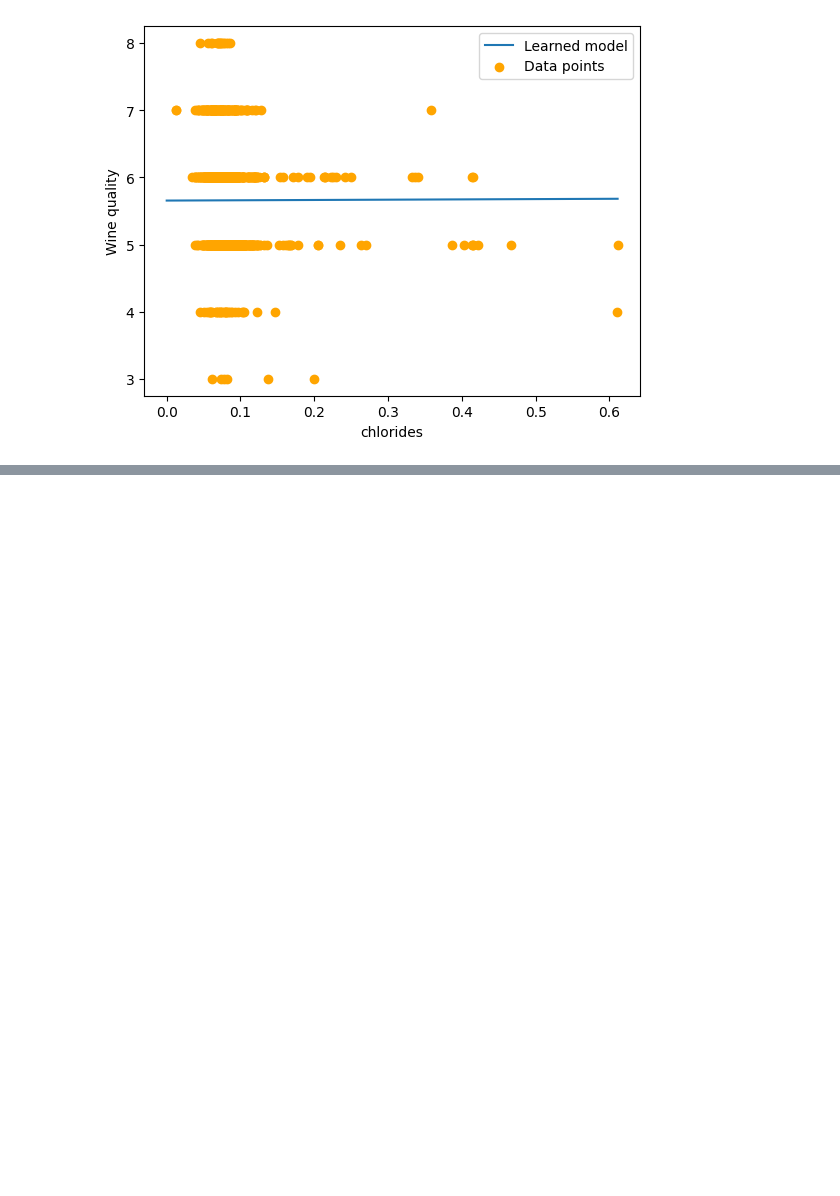
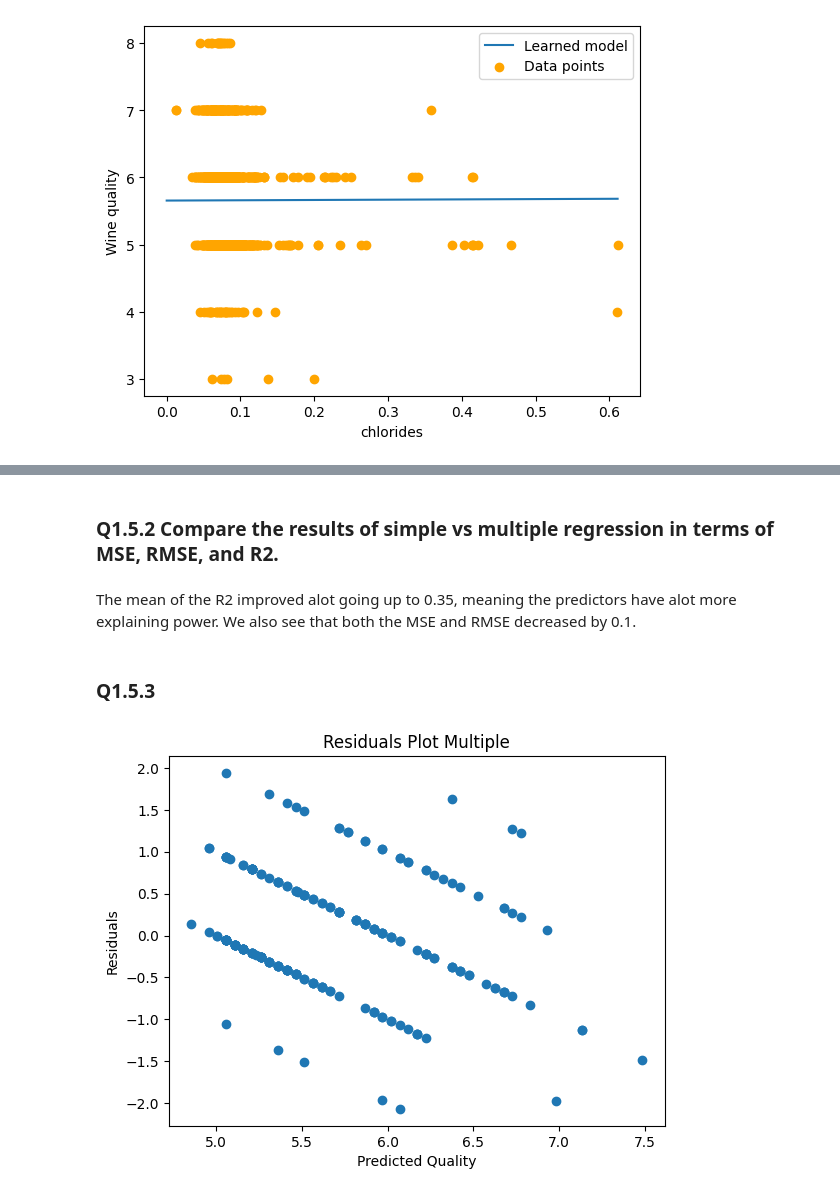
Before and after one commit to JoachimCode/IDATG2208_Assignments, a Jupyter notebook: Assignment_1.ipynb, the cells around one changed output, grey strips where cells are left out. Cells and saved outputs as stored; diff of their text form; code cells hidden in the pictures; blank space fills up the shorter version.

```diff
--- a/Assignment_1.ipynb
+++ b/Assignment_1.ipynb
@@ -246,0 +364,35 @@ plot_linera_regression("chlorides", sgd_reg.coef_, sgd_reg.intercept_)
+# %%
+from sklearn.pipeline import Pipeline
+from sklearn.preprocessing import StandardScaler
+
+X_all = wine_data.drop(columns=["quality", "Id"]).values
+y = wine_data["quality"].values
+
+kf = KFold(n_splits=5, shuffle=True, random_state=42)
+
+pipe = Pipeline([
+    ("scaler", StandardScaler()),
+    ("sgd", SGDRegressor(
+        max_iter=2000, tol=1e-5, penalty=None, eta0=0.01, random_state=42
+    ))
+])
+
+fold_results = []
+for train_idx, test_idx in kf.split(X_all):
+    X_train, X_test = X_all[train_idx], X_all[test_idx]
+    y_train, y_test = y[train_idx], y[test_idx]
+
+    pipe.fit(X_train, y_train)
+    y_pred = pipe.predict(X_test)
+
+    mse = mean_squared_error(y_test, y_pred)
+    rmse = np.sqrt(mse)
+    r2 = r2_score(y_test, y_pred)
+
+    fold_results.append({"MSE": mse, "RMSE": rmse, "R2": r2})
+
+mlr_results = pd.DataFrame(fold_results)
+print("Multiple Linear Regression (scaled):")
+print(mlr_results)
+print("\nMeans:\n", mlr_results.mean())
+print("\nVariances:\n", mlr_results.var())
@@ -246,0 +419,15 @@ plot_linera_regression("chlorides", sgd_reg.coef_, sgd_reg.intercept_)
+# %% [markdown]
+### Q1.5.2 Compare the results of simple vs multiple regression in terms of MSE, RMSE, and R2.
+# %% [markdown]
+The mean of the R2 improved alot going up to 0.35, meaning the predictors have alot more explaining power. We also see that both the MSE and RMSE decreased by 0.1.
+# %% [markdown]
+### Q1.5.3
+# %%
+residuals = y_test - y_pred
+plt.scatter(y_pred, residuals)
+plt.xlabel("Predicted Quality")
+plt.ylabel("Residuals")
+plt.title("Residuals Plot Multiple")
+plt.show()
+# %% [output]
+[figure, added]
```
Also changed, not shown: parts of 28 cells of this notebook.
